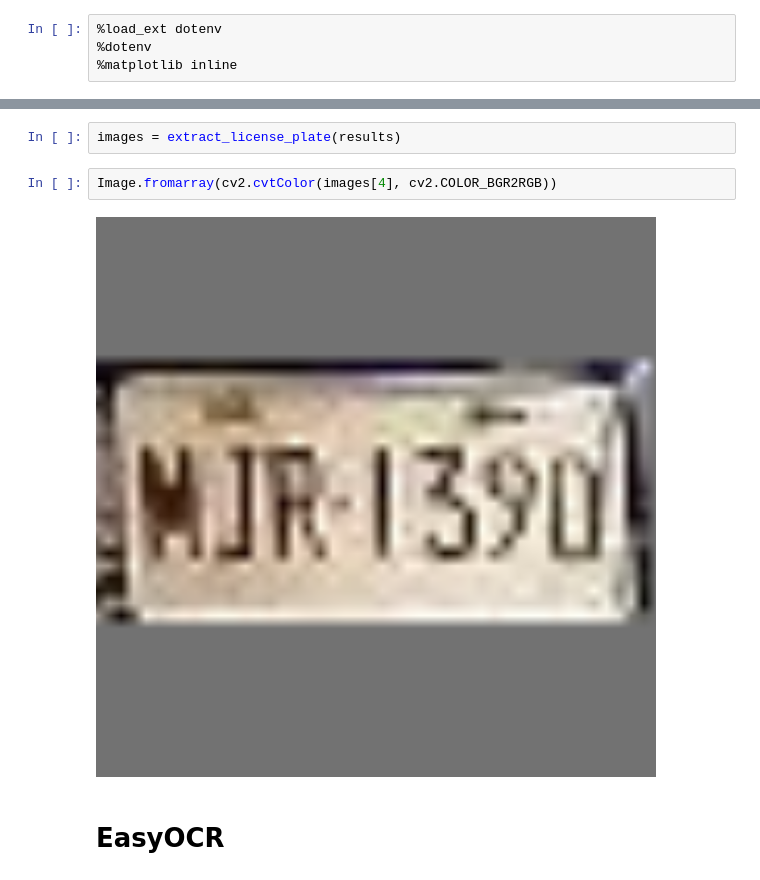
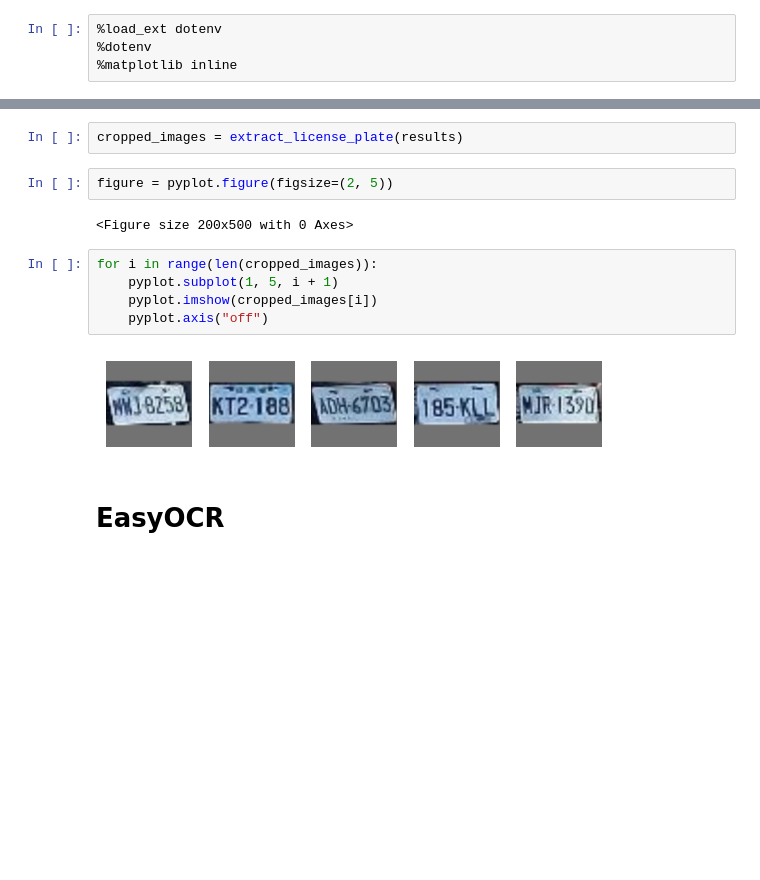
Before and after one commit to hermeschen1116/taiwan-license-plate-recognition, a Jupyter notebook: src/scripts/ocr/test_ocr_method.ipynb, the cells around one changed output, grey strips where cells are left out. Cells and saved outputs as stored; diff of their text form; blank space fills up the shorter version.

```diff
--- a/src/scripts/ocr/test_ocr_method.ipynb
+++ b/src/scripts/ocr/test_ocr_method.ipynb
@@ -37,9 +36,16 @@ Speed: 4.1ms preprocess, 29.5ms inference, 1.2ms postprocess per image at shape
 # %%
-images = extract_license_plate(results)
+cropped_images = extract_license_plate(results)
-# %%
-Image.fromarray(cv2.cvtColor(images[4], cv2.COLOR_BGR2RGB))
-# %% [output]
-[figure, removed]
+# %%
+figure = pyplot.figure(figsize=(2, 5))
+# %% [output]
+<Figure size 200x500 with 0 Axes>
+# %%
+for i in range(len(cropped_images)):
+	pyplot.subplot(1, 5, i + 1)
+	pyplot.imshow(cropped_images[i])
+	pyplot.axis("off")
+# %% [output]
+[figure, added]
 # %% [markdown]
 # EasyOCR
 # %%
```
Also changed, not shown: parts of 17 cells of this notebook.
